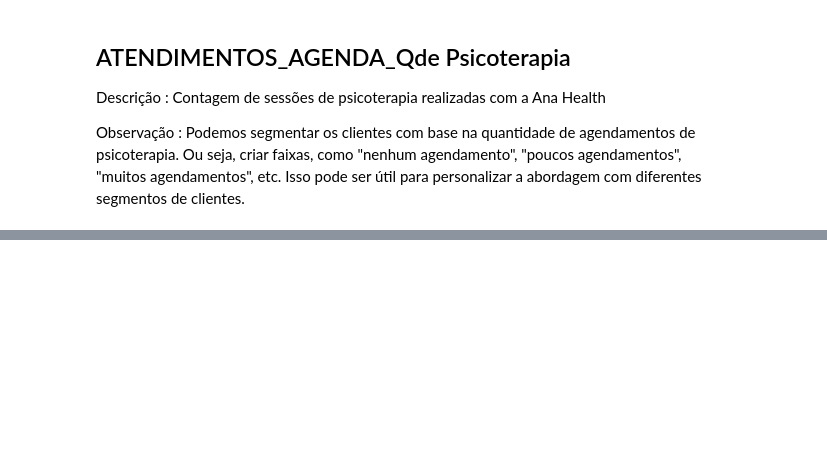
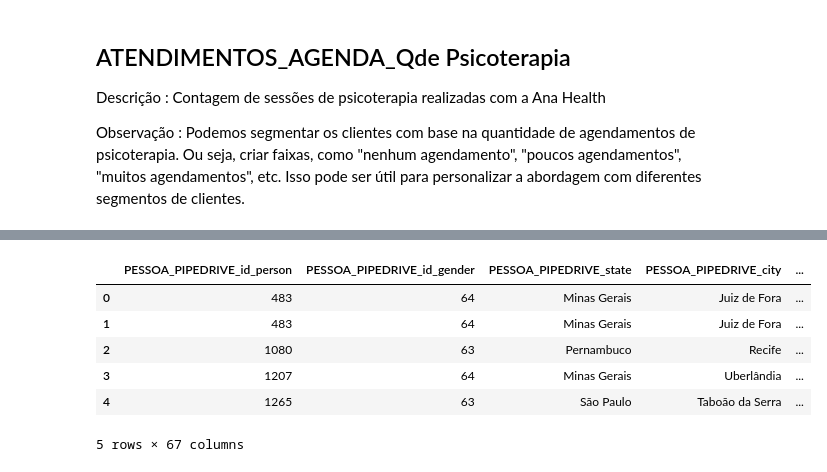
Before and after one commit to alessitomas/streamlit-deploy, a Jupyter notebook: src/notebooks/01_feature_engineering.ipynb, the cells around one changed output, grey strips where cells are left out. Saved outputs shown, nothing was run; the diff lists cells and outputs as text; code cells hidden in the pictures; blank space fills up the shorter version.

```diff
--- a/src/notebooks/01_feature_engineering.ipynb
+++ b/src/notebooks/01_feature_engineering.ipynb
@@ -427,0 +537,2 @@ Name: count, dtype: int64
+# %%
+data["PESSOA_PIPEDRIVE_id_gender Binário"] = data["PESSOA_PIPEDRIVE_id_gender"].map({64: 0, 63: 1})
@@ -427,0 +576,12 @@ Name: count, dtype: int64
+# %%
+data = pd.get_dummies(data, columns=['PESSOA_PIPEDRIVE_id_marrital_status'], prefix='Status')
+# %%
+data.head()
+# %% [output]
+|  | PESSOA_PIPEDRIVE_id_person | PESSOA_PIPEDRIVE_id_gender | PESSOA_PIPEDRIVE_state | PESSOA_PIPEDRIVE_city | ... |
+| 0 | 483 | 64 | Minas Gerais | Juiz de Fora | ... |
+| 1 | 483 | 64 | Minas Gerais | Juiz de Fora | ... |
+| 2 | 1080 | 63 | Pernambuco | Recife | ... |
+| 3 | 1207 | 64 | Minas Gerais | Uberlândia | ... |
+| 4 | 1265 | 63 | São Paulo | Taboão da Serra | ... |
+5 rows × 67 columns
```
Also changed, not shown: parts of 58 cells of this notebook, 1 other file.
